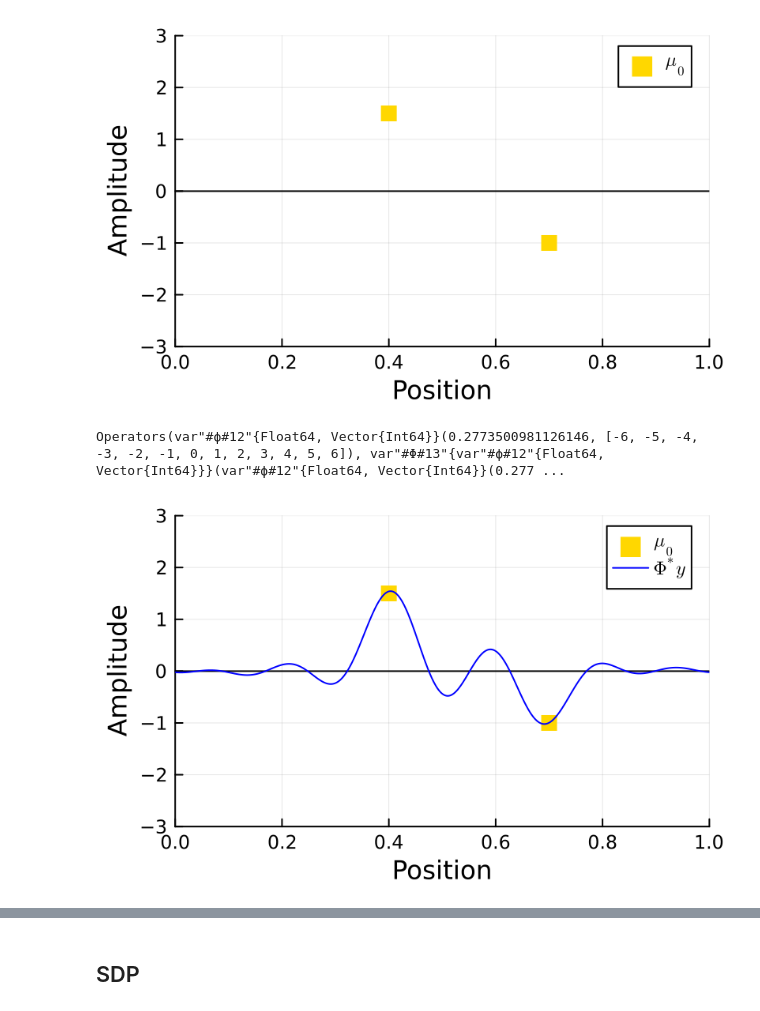
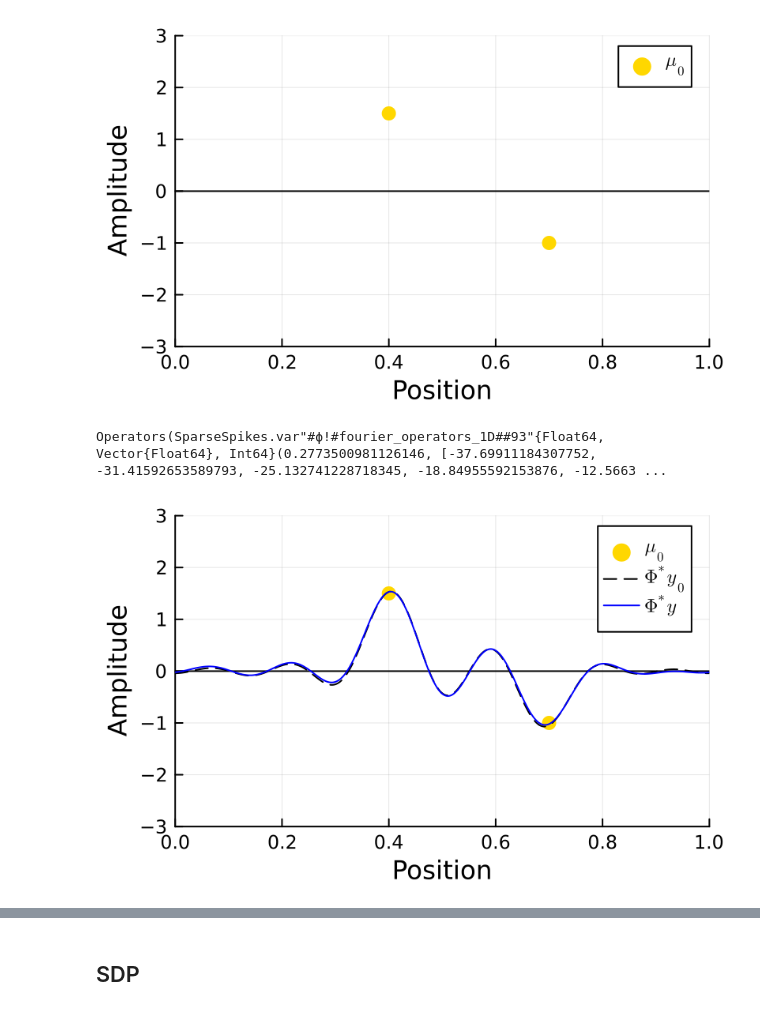
Before and after one commit to Lads-oxygen/SparseSpikes, a Jupyter notebook: notebooks/operators/fourier_1d.ipynb, the cells around one changed output, grey strips where cells are left out. Saved outputs shown, nothing was run; the diff lists cells and outputs as text; code cells hidden in the pictures.

```diff
--- a/notebooks/operators/fourier_1d.ipynb
+++ b/notebooks/operators/fourier_1d.ipynb
@@ -9,10 +12,10 @@ Define ground truth amplitudes and positions
 # %%
 domain = [0, 1]
 
-x0 = [0.4, 0.7]
-a0 = [1.5, -1.0]
+x₀ = [0.4, 0.7]
+a₀ = [1.5, -1.0]
 
-μ0 = DiscreteMeasure(x0, a0)
+μ₀ = DiscreteMeasure(x₀, a₀)
 # %% [output]
 DiscreteMeasure{Float64}([0.4, 0.7], [1.5, -1.0], 1, 2)
 # %%
@@ -28,36 +31,36 @@ Random.seed!(12)
 # %% [output]
 TaskLocalRNG()
 # %%
-n_coarse_grid = 21
-n_plt_grid = 1001
+n_coarse_grid = 20
+n_plt_grid = 1000
 
-plt_grid = grid(domain, n_plt_grid)
+plt_grid = build_grid(domain, n_plt_grid)
 
 plot_size = (400, 250) .* 1
 plt = plot(xlims=extrema(domain), ylims=(-3, 3), xlabel="Position", ylabel="Amplitude", legend=:topright, size=plot_size, dpi=200)
 hline!(plt, [0], linestyle=:solid, color=:black, label="")
 
-plot_spikes!(plt, μ0, color=:gold, label=L"μ_0", marker=:square)
+plot_spikes!(plt, μ₀, color=:gold, label=L"μ_0")
 # %% [output]
 [figure]
 # %%
 ops = fourier_operators_1D(fc, plt_grid)
 # %% [output]
-Operators(var"#ϕ#12"{Float64, Vector{Int64}}(0.2773500981126146, [-6, -5, -4, -3, -2, -1, 0, 1, 2, 3, 4, 5, 6]), var"#Φ#13"{var"#ϕ#12"{Float64, Vector{Int64}}}(var"#ϕ#12"{Float64, Vector{Int64}}(0.277 ...
+Operators(SparseSpikes.var"#ϕ!#fourier_operators_1D##93"{Float64, Vector{Float64}, Int64}(0.2773500981126146, [-37.69911184307752, -31.41592653589793, -25.132741228718345, -18.84955592153876, -12.5663 ...
 # %%
-# Calculate the observation y0 = Φμ0
-y0 = ops.Φ(μ0...)
+# Calculate the observation y₀ = Φμ₀
+y₀ = ops.Φₓ(μ₀...)
 
-# Add noise to the observation y = y0 + w
-sigma = noise_level * norm(y0)
-w = fftshift(fft(randn(length(y0))))
-w = w / norm(w) * sigma
-y = y0 + w
+# Add noise to the observation y = y₀ + ϵ
+sigma = noise_level * norm(y₀)
+ϵ = fftshift(fft(randn(length(y₀))))
+ϵ = ϵ / norm(ϵ) * sigma
+y = y₀ + ϵ
 
 plt_obs = deepcopy(plt)
 
-# plot!(plt_obs, plt_grid, ops.adjΦ(y0), label=L"Φ^{\ast}y_0", color=:black, linestyle=:dash)
-plot!(plt_obs, plt_grid, ops.adjΦ(y), label=L"Φ^{\ast}y", color=:blue)
+plot!(plt_obs, plt_grid, ops.Φₓᴴ(y₀), label=L"Φ^{\ast}y_0", color=:black, linestyle=:dash)
+plot!(plt_obs, plt_grid, ops.Φₓᴴ(y), label=L"Φ^{\ast}y", color=:blue)
 # %% [output]
-[figure, old version]
+[figure, new version]
 # %%
```
Also changed, not shown: parts of 9 cells of this notebook, 28 other files.
